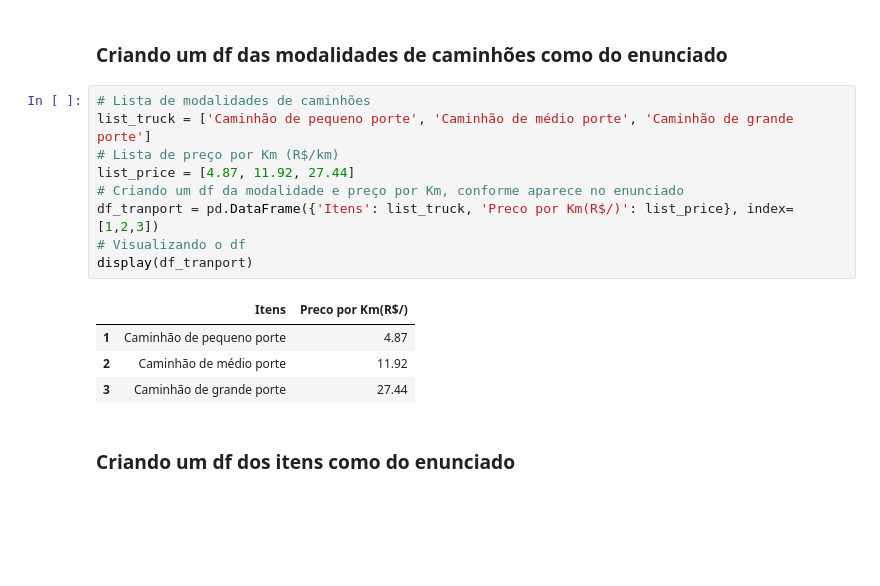
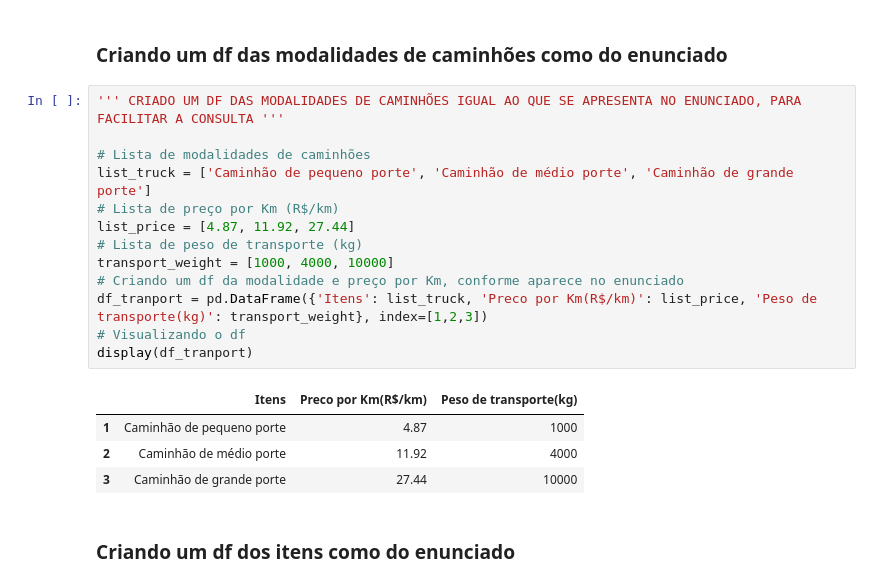
Before and after one commit to joaomoura05/Programa-Processo-Seletivo-Dell-Edicao-18, a Jupyter notebook: Programa_Simulacao.ipynb, the cells around one changed output. Drawn from its saved outputs; the diff is of its cells as text; blank space fills up the shorter version.

```diff
--- a/Programa_Simulacao copy.ipynb
+++ b/Programa_Simulacao.ipynb
@@ -127,19 +128,23 @@ display(df)
 # %% [markdown]
 ### Criando um df das modalidades de caminhões como do enunciado
 # %%
+''' CRIADO UM DF DAS MODALIDADES DE CAMINHÕES IGUAL AO QUE SE APRESENTA NO ENUNCIADO, PARA FACILITAR A CONSULTA '''
+
 # Lista de modalidades de caminhões
 list_truck = ['Caminhão de pequeno porte', 'Caminhão de médio porte', 'Caminhão de grande porte']
 # Lista de preço por Km (R$/km)
 list_price = [4.87, 11.92, 27.44]
+# Lista de peso de transporte (kg)
+transport_weight = [1000, 4000, 10000]
 # Criando um df da modalidade e preço por Km, conforme aparece no enunciado
-df_tranport = pd.DataFrame({'Itens': list_truck, 'Preco por Km(R$/)': list_price}, index=[1,2,3])
+df_tranport = pd.DataFrame({'Itens': list_truck, 'Preco por Km(R$/km)': list_price, 'Peso de transporte(kg)': transport_weight}, index=[1,2,3])
 # Visualizando o df
 display(df_tranport)
 # %% [output]
-|  | Itens | Preco por Km(R$/) |
-| 1 | Caminhão de pequeno porte | 4.87 |
-| 2 | Caminhão de médio porte | 11.92 |
-| 3 | Caminhão de grande porte | 27.44 |
+|  | Itens | Preco por Km(R$/km) | Peso de transporte(kg) |
+| 1 | Caminhão de pequeno porte | 4.87 | 1000 |
+| 2 | Caminhão de médio porte | 11.92 | 4000 |
+| 3 | Caminhão de grande porte | 27.44 | 10000 |
 # %% [markdown]
 ### Criando um df dos itens como do enunciado
 # %%
```
Also changed, not shown: parts of 7 cells of this notebook.
